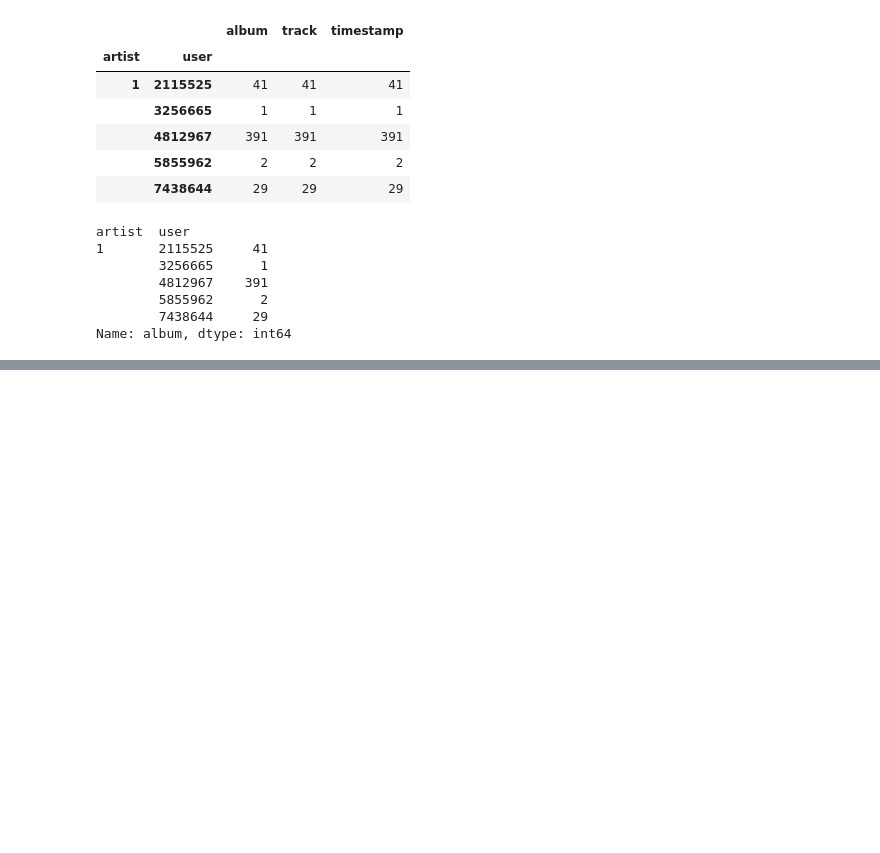
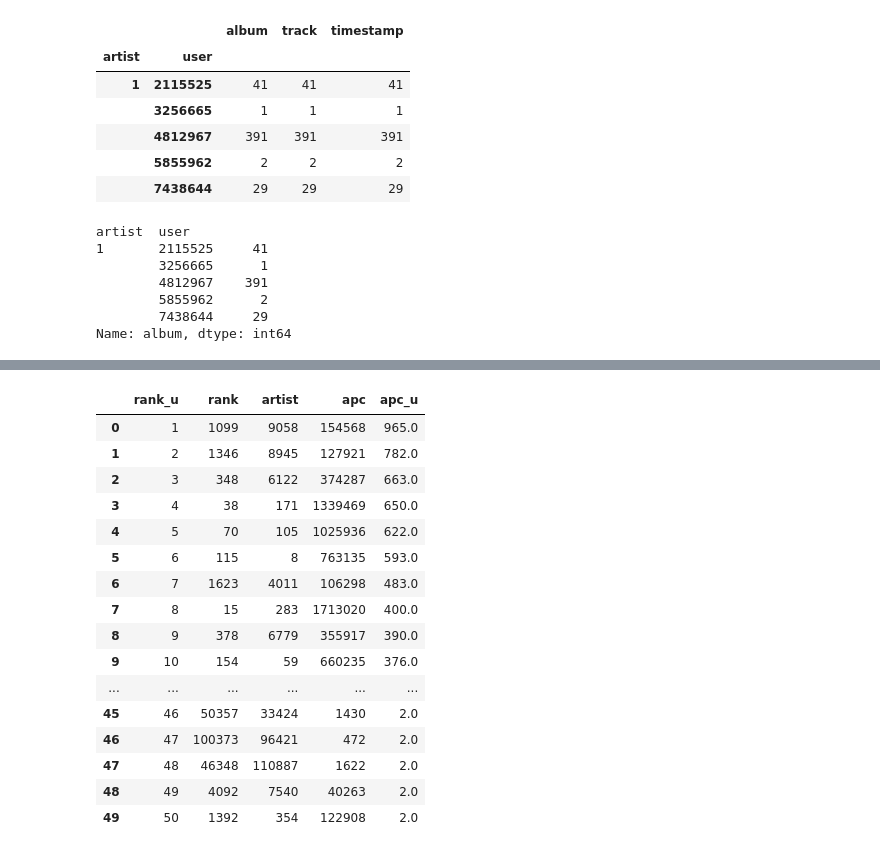
Before and after one commit to CaRniFeXeR/TUW_ExpDesignWS2021, a Jupyter notebook: generate_m_r_apc.ipynb, the cells around one changed output, grey strips where cells are left out. Drawn from its saved outputs; the diff is of its cells as text; code cells hidden in the pictures; blank space fills up the shorter version.

```diff
--- a/generate_m_r_apc.ipynb
+++ b/generate_m_r_apc.ipynb
@@ -67,0 +175,9 @@ Name: album, dtype: int64
+# %%
+with ProgressBar():
+    artis_play_counts_user_x_sorted = artis_play_counts_user_x.sort_values("apc_u", ascending= False)
+# %%
+#artis_play_counts_user_x_sorted = artis_play_counts_user_x_sorted.drop(columns= ["rank"])
+artis_play_counts_user_x_sorted = artis_play_counts_user_x_sorted.reset_index(drop=True).reset_index().rename(columns = {"index" : "rank"})
+artis_play_counts_user_x_sorted["rank"] += 1
+artis_play_counts_user_x_sorted = artis_play_counts_user_x_sorted.sort_values("artist", ascending= False)
+artis_play_counts_user_x_sorted.head()
@@ -67,0 +191,4 @@ Name: album, dtype: int64
+# %%
+artist_play_counts_ranked = artist_play_counts_ranked.sort_values("artist", ascending= False)
+
+artist_play_counts_ranked.head()
@@ -67,0 +235,3 @@ Name: album, dtype: int64
+# %%
+artist_joined = artist_play_counts_ranked.merge(artis_play_counts_user_x_sorted.loc[:,["artist", "apc_u"]], left_on = "artist", right_on = "artist", how = "left")
+artist_joined = artist_joined.fillna(0)
@@ -67,0 +247,23 @@ Name: album, dtype: int64
+# %%
+artist_joined = artist_joined.sort_values("apc_u", ascending= False).reset_index(drop= True).reset_index()
+artist_joined = artist_joined.rename(columns = {"index" : "rank_u"})
+artist_joined["rank_u"] += 1
+artist_joined.head(50)
+# %% [output]
+|  | rank_u | rank | artist | apc | apc_u |
+| 0 | 1 | 1099 | 9058 | 154568 | 965.0 |
+| 1 | 2 | 1346 | 8945 | 127921 | 782.0 |
+| 2 | 3 | 348 | 6122 | 374287 | 663.0 |
+| 3 | 4 | 38 | 171 | 1339469 | 650.0 |
+| 4 | 5 | 70 | 105 | 1025936 | 622.0 |
+| 5 | 6 | 115 | 8 | 763135 | 593.0 |
+| 6 | 7 | 1623 | 4011 | 106298 | 483.0 |
+| 7 | 8 | 15 | 283 | 1713020 | 400.0 |
+| 8 | 9 | 378 | 6779 | 355917 | 390.0 |
+| 9 | 10 | 154 | 59 | 660235 | 376.0 |
+| ... | ... | ... | ... | ... | ... |
+| 45 | 46 | 50357 | 33424 | 1430 | 2.0 |
+| 46 | 47 | 100373 | 96421 | 472 | 2.0 |
+| 47 | 48 | 46348 | 110887 | 1622 | 2.0 |
+| 48 | 49 | 4092 | 7540 | 40263 | 2.0 |
+| 49 | 50 | 1392 | 354 | 122908 | 2.0 |
```
Also changed, not shown: parts of 42 cells of this notebook.
